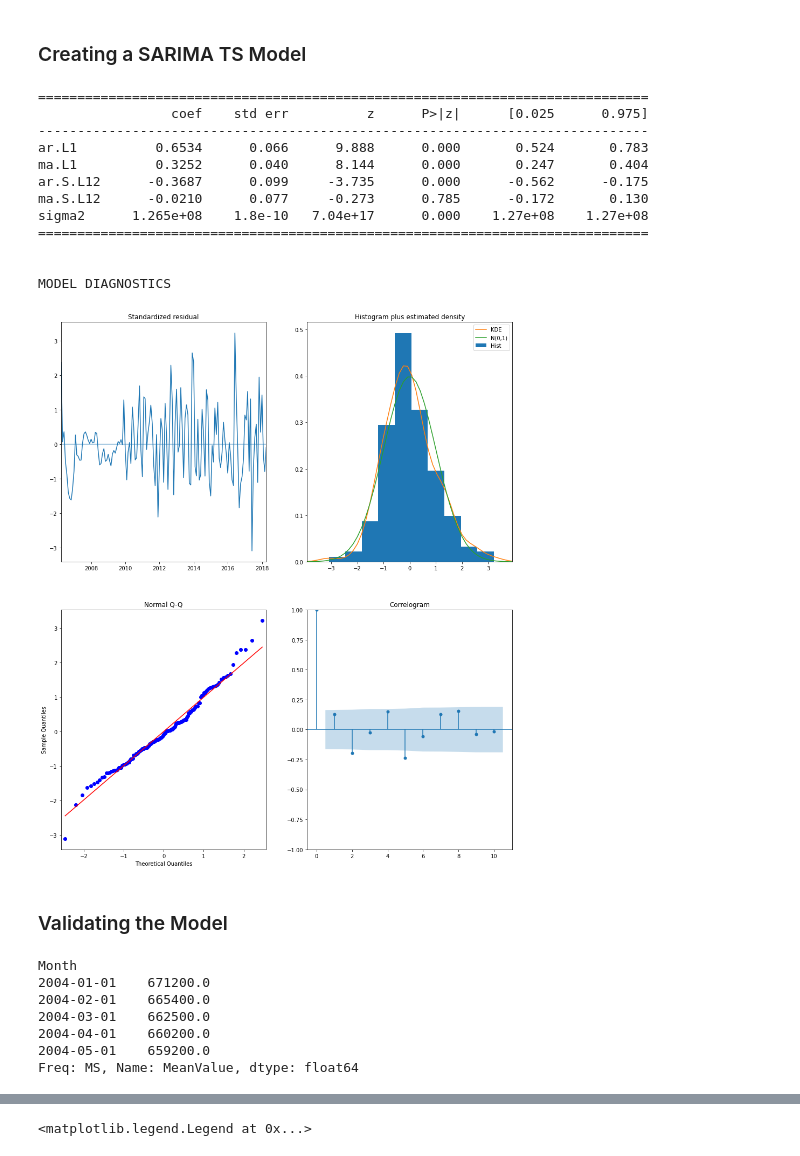
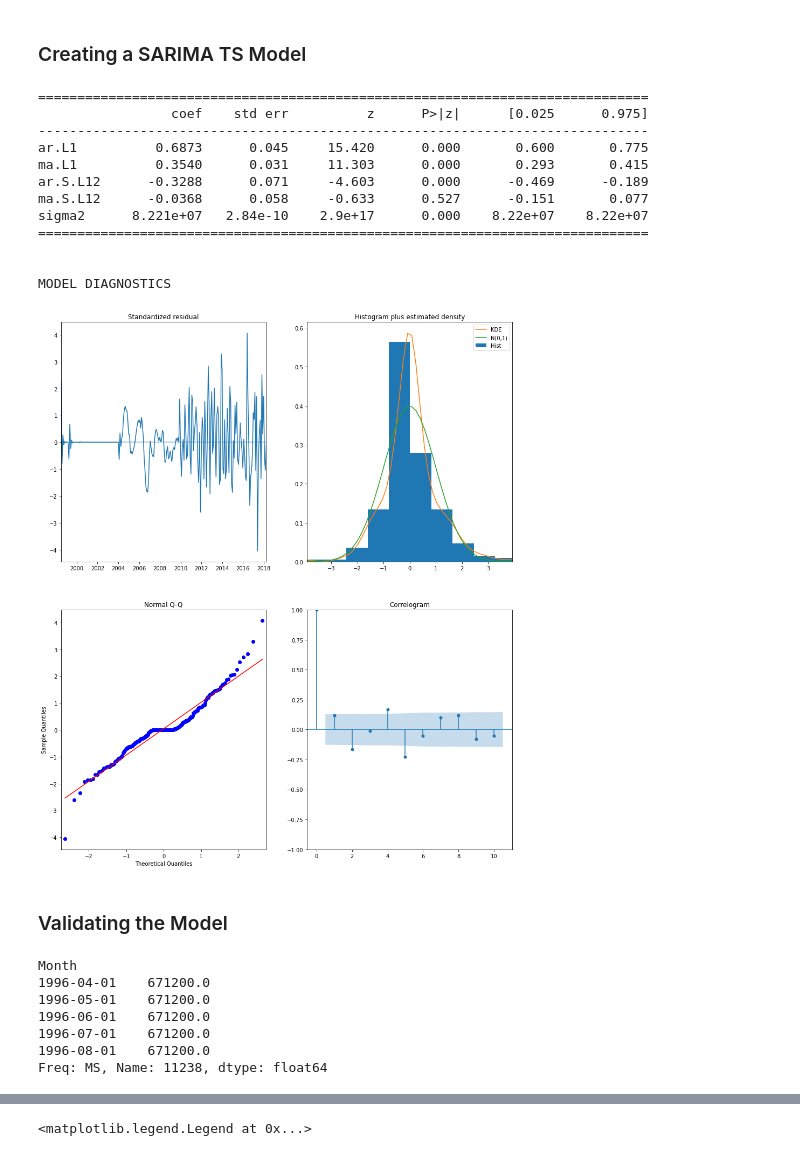
Before and after one commit to davidrtorres/Model-4-Brooklyn-Real-Estate-Investment, a Jupyter notebook: time-series/starter_notebook-Copy5.ipynb, the cells around one changed output, grey strips where cells are left out. Saved outputs shown, nothing was run; the diff lists cells and outputs as text; code cells hidden in the pictures.

```diff
--- a/time-series/starter_notebook-Copy5.ipynb
+++ b/time-series/starter_notebook-Copy5.ipynb
@@ -215,0 +236,2 @@ DatetimeIndex(['1996-04-01', '1996-05-01', '1996-06-01', '1996-07-01',
+# %%
+zip_df.bfill(inplace=True)
@@ -830,33 +861,33 @@ def fit_ARIMA(df, order=None, seasonal_order=None):
 
     return output
 # %%
-output_summ = fit_ARIMA(brooklyn_zips[11238], order=(1,1,1), seasonal_order=(1,1,1,12))
+output_summ = fit_ARIMA(zip_df[11238], order=(1,1,1), seasonal_order=(1,1,1,12))
 # %% [output]
 ==============================================================================
                  coef    std err          z      P>|z|      [0.025      0.975]
 ------------------------------------------------------------------------------
-ar.L1          0.6534      0.066      9.888      0.000       0.524       0.783
-ma.L1          0.3252      0.040      8.144      0.000       0.247       0.404
-ar.S.L12      -0.3687      0.099     -3.735      0.000      -0.562      -0.175
-ma.S.L12      -0.0210      0.077     -0.273      0.785      -0.172       0.130
-sigma2      1.265e+08    1.8e-10   7.04e+17      0.000    1.27e+08    1.27e+08
+ar.L1          0.6873      0.045     15.420      0.000       0.600       0.775
+ma.L1          0.3540      0.031     11.303      0.000       0.293       0.415
+ar.S.L12      -0.3288      0.071     -4.603      0.000      -0.469      -0.189
+ma.S.L12      -0.0368      0.058     -0.633      0.527      -0.151       0.077
+sigma2      8.221e+07   2.84e-10    2.9e+17      0.000    8.22e+07    8.22e+07
 ==============================================================================
 
 
 MODEL DIAGNOSTICS
-[figure, old version]
+[figure, new version]
 # %% [markdown]
 ### Validating the Model
 # %%
-brooklyn_zips[11238].head()
+zip_df[11238].head()
 # %% [output]
 Month
-2004-01-01    671200.0
-2004-02-01    665400.0
-2004-03-01    662500.0
-2004-04-01    660200.0
-2004-05-01    659200.0
-Freq: MS, Name: MeanValue, dtype: float64
+1996-04-01    671200.0
+1996-05-01    671200.0
+1996-06-01    671200.0
+1996-07-01    671200.0
+1996-08-01    671200.0
+Freq: MS, Name: 11238, dtype: float64
 # %%
 """
 start by comparing predicted values to real values of the time series, which will help us understand the accuracy of
```
Also changed, not shown: parts of 28 cells of this notebook, 2 other files.
